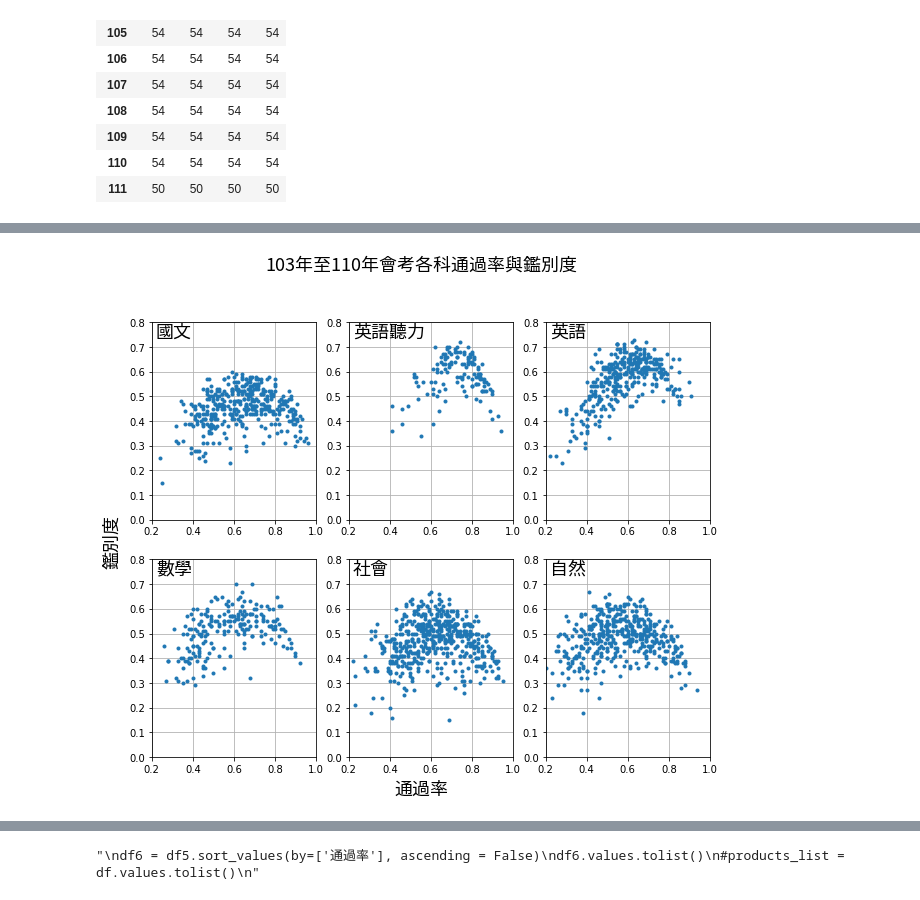
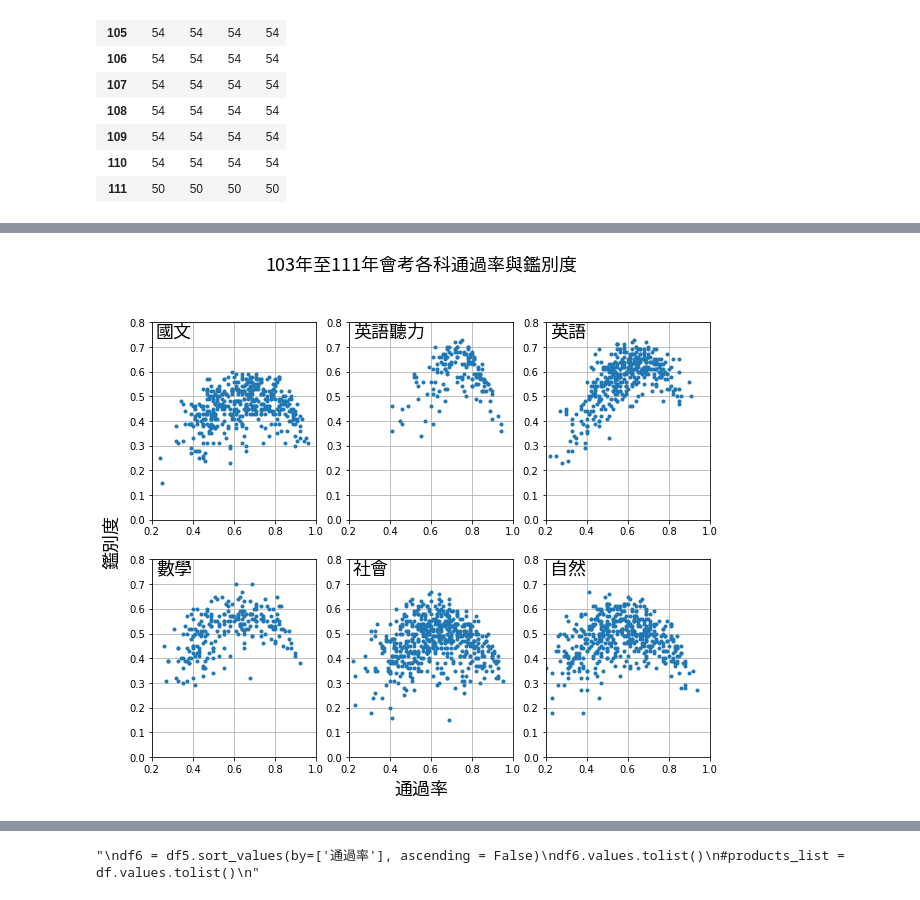
Before and after one commit to ChihHsiangChien/question_database, a Jupyter notebook: B03_分析通過率鑑別度與題目.ipynb, the cells around one changed output, grey strips where cells are left out. Cells and saved outputs as stored; diff of their text form; code cells hidden in the pictures.

```diff
--- a/B03_分析通過率鑑別度與題目.ipynb
+++ b/B03_分析通過率鑑別度與題目.ipynb
@@ -132,35 +132,35 @@ fig , ax = plt.subplots(2, 3, sharex = False, sharey = False)
 fig.set_figheight(8)
 fig.set_figwidth(10)
 
-title = '103年至110年會考各科通過率與鑑別度'
+title = '103年至111年會考各科通過率與鑑別度'
 for i in range(2):
     for j in range(3):
         ax[i, j].text(0.22, 0.74, subjects[i*3 + j] , fontsize=18, ha='left', fontproperties=myfont)
         #在各個子網格寫上文字
 
         x = passing_df[passing_df['科目'] == subjects[i*3 + j]]['通過率']
         y = passing_df[passing_df['科目'] == subjects[i*3 + j]]['鑑別度']
 
 
 
         ax[i, j].plot(x, y, marker='o', linestyle='', ms = 3)
 
         #ax[i, j].set_title(subjects[i*3 + j], fontproperties=myfont)
         #ax[i, j].set_xlabel('通過率' , fontproperties=myfont)
         #ax[i, j].set_ylabel('鑑別度' , fontproperties=myfont)
         ax[i, j].grid()
         ax[i, j].set_xlim([0.2, 1])
         ax[i, j].set_ylim([0, 0.8])
 
 fig.text(0.5, 0.07, '通過率', fontsize=18, ha='center', va='center', fontproperties=myfont)
 fig.text(0.07, 0.5, '鑑別度', fontsize=18, ha='center', va='center', rotation='vertical', fontproperties=myfont)
 fig.suptitle(title , fontsize=18, ha='center', va='center', fontproperties = myfont)
 #fig.xlabel('通過率' , fontproperties = myfont)
 #fig.ylabel('鑑別度' , fontproperties = myfont)
 plt.savefig( title + '.jpg')
 plt.show()
 # %% [output]
-[figure, old version]
+[figure, new version]
 # %%
 subject = '自然'
 x = passing_df[passing_df['科目'] == subject]['通過率']
```
Also changed, not shown: parts of 6 cells of this notebook, 5 other files.
